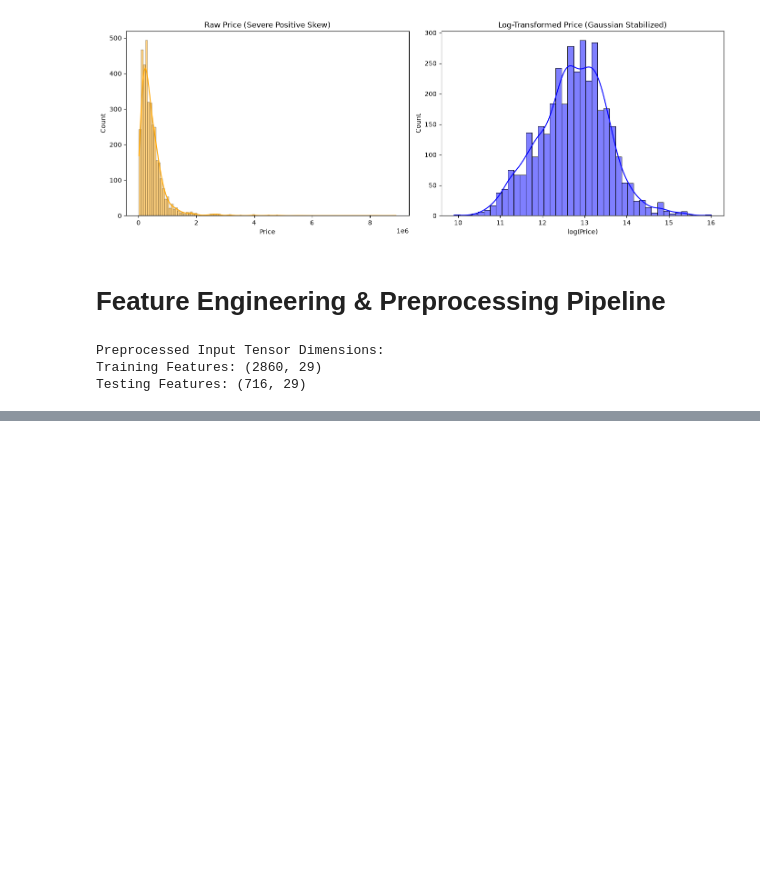
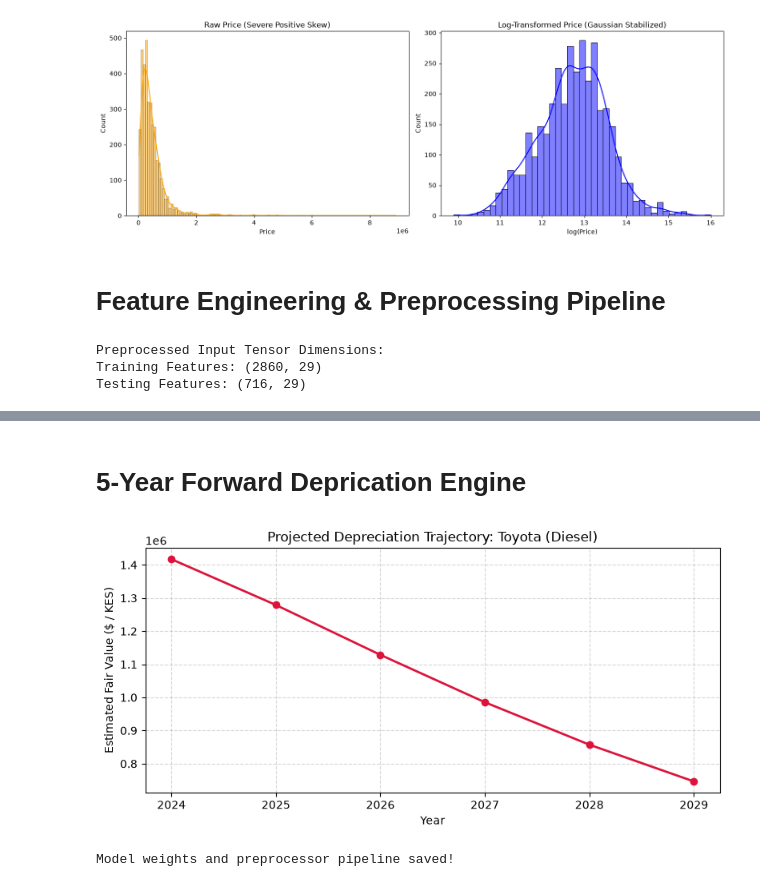
Before and after one commit to Allankamaus/SemProject_MLEngine, a Jupyter notebook: Car_Price_Prediction_Exploration.ipynb, the cells around one changed output, grey strips where cells are left out. Drawn from its saved outputs; the diff is of its cells as text; code cells hidden in the pictures; blank space fills up the shorter version.

```diff
--- a/Car_Price_Prediction_Exploration.ipynb
+++ b/Car_Price_Prediction_Exploration.ipynb
@@ -155,0 +340,61 @@ Testing Features: (716, 29)
+# %% [markdown]
+# 5-Year Forward Deprication Engine
+# %%
+best_model = trained_models["GELU + He"]
+best_model.eval()
+
+def predict_deprication_trajectory(car_dict, years_forward=5,km_per_year=1500):
+    projections = []
+    years = list(range(0,years_forward + 1))
+
+    for t in years:
+        sim_car = car_dict.copy()
+        sim_car["vehicle_age"] += t
+        sim_car["km_driven"] += (t * km_per_year)
+        sim_car["km_per_year"] = sim_car["km_driven"] / (sim_car["vehicle_age"] + 1)
+
+        sim_df = pd.DataFrame([sim_car])
+        sim_tensor = torch.tensor(preprocessor.transform(sim_df), dtype=torch.float32)
+
+        with torch.no_grad():
+            pred_log_val = best_model(sim_tensor).item()
+            projections.append(np.exp(pred_log_val))
+
+    return years, projections
+
+# Example Car Test
+sample_car = {
+    "brand":"Toyota",
+    "fuel":"Diesel",
+    "seller_type": "Individual",
+    "transmission":"Manual",
+    "owner":"First Owner",
+    "vehicle_age": 4,
+    "km_driven": 50000,
+    "km_per_year": 50000 / 5
+}
+
+years, projected_values = predict_deprication_trajectory(sample_car)
+
+# Plot Trajectory Curve
+calendar_years = [CURRENT_YEAR + t for t in years]
+plt.figure(figsize=(8, 4))
+plt.plot(calendar_years, projected_values, marker='o', color='crimson', linewidth=2)
+plt.title(f"Projected Depreciation Trajectory: {sample_car['brand']} ({sample_car['fuel']})")
+plt.xlabel("Year")
+plt.ylabel("Estimated Fair Value ($ / KES)")
+plt.grid(True, linestyle='--', alpha=0.5)
+plt.tight_layout()
+plt.savefig("sample_depreciation.png")
+plt.show()
+# %% [output]
+[figure, added]
+# %%
+import joblib
+
+#Export model weights and scikit-learn pipeline for standalone deployment
+torch.save(best_model.state_dict(), "vehicle_model_weights.pth")
+joblib.dump(preprocessor, "preprocessor_pipeline.joblib")
+print("Model weights and preprocessor pipeline saved!")
+# %% [output]
+Model weights and preprocessor pipeline saved!
```
Also changed, not shown: parts of 7 cells of this notebook, 6 other files.
